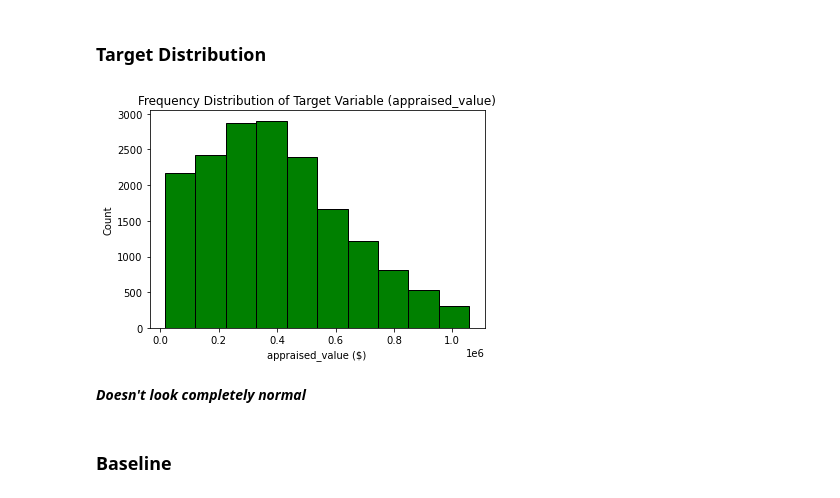
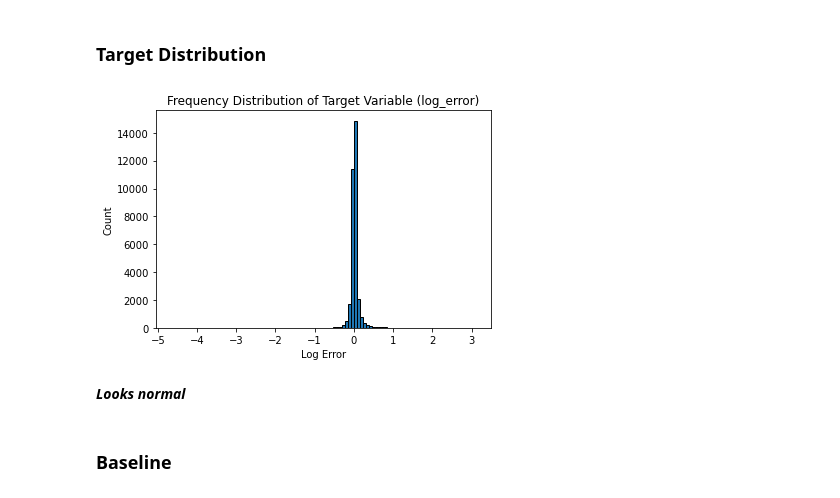
Before and after one commit to adam-talbot/clustering-project, a Jupyter notebook: final_notebook.ipynb, the cells around one changed output. Drawn from its saved outputs; the diff is of its cells as text; code cells hidden in the pictures.

Commit message:
finished up to modeling

```diff
--- a/final_notebook.ipynb
+++ b/final_notebook.ipynb
@@ -525,0 +566,3 @@ dtype: int64
+# %%
+# lets take subset for clustering
+X1 = X_train[['total_rooms_scaled', 'sqft_scaled', 'assessed_value_scaled']]
@@ -525,0 +906,19 @@ dtype: int64
+# %%
+df['_more_than_2500_sf'] = np.where(df.sqft > 2500, 1, 0)
+df['_less_than_250k'] = np.where(df.assessed_value < 250_000, 1, 0)
+df['_7_to_12_total_rooms'] = np.where(((df.total_rooms > 7) & (df.total_rooms <= 12)), 1, 0)
+mod_cols_final =df.select_dtypes('number').columns.tolist()
+mod_cols_final.append('county')
+df_modeling_final = df[mod_cols_final]
+cols_not_scale = [col for col in mod_cols_final if col.startswith('_')]
+train_mod_final, val_mod_final, test_mod_final = w.encode_scale_final(df_modeling_final, MinMaxScaler(), 'log_error', cols_not_scale)
+# %%
+train_mod_final['cluster_1'] = kmeans1.predict(train_mod_final[['total_rooms_scaled', 'sqft_scaled', 'assessed_value_scaled']])
+train_mod_final['_4_cluster_1'] = np.where(train_mod_final.cluster_1 == 4, 1, 0)
+train_mod_final = train_mod_final.drop(columns='cluster_1')
+val_mod_final['cluster_1'] = kmeans1.predict(val_mod_final[['total_rooms_scaled', 'sqft_scaled', 'assessed_value_scaled']])
+val_mod_final['_4_cluster_1'] = np.where(val_mod_final.cluster_1 == 4, 1, 0)
+val_mod_final = val_mod_final.drop(columns='cluster_1')
+test_mod_final['cluster_1'] = kmeans1.predict(test_mod_final[['total_rooms_scaled', 'sqft_scaled', 'assessed_value_scaled']])
+test_mod_final['_4_cluster_1'] = np.where(test_mod_final.cluster_1 == 4, 1, 0)
+test_mod_final = test_mod_final.drop(columns='cluster_1')
@@ -540,3 +962,11 @@ y_test = test_scaled.appraised_value
+# %%
+# split into X and y for all splits
+X_train = train_mod_final.drop(columns='log_error')
+y_train = train_mod_final.log_error
+X_validate = val_mod_final.drop(columns='log_error')
+y_validate = val_mod_final.log_error
+X_test = test_mod_final.drop(columns='log_error')
+y_test = test_mod_final.log_error
 # %%
 total = X_train.shape[0] + X_validate.shape[0] + X_test.shape[0]
 print(f'Train Proportion: {(X_train.shape[0]/total):.2f}\nValidate Proportion: {(X_validate.shape[0]/total):.2f}\nTest Proportion: {(X_test.shape[0]/total):.2f}')
@@ -547,14 +977,14 @@ Test Proportion: 0.10
 # %% [markdown]
 ### Target Distribution
 # %%
-plt.hist(y_train, color='green', edgecolor='black')
-plt.title('Frequency Distribution of Target Variable (appraised_value)')
-plt.xlabel('appraised_value ($)')
+plt.hist(y_train, edgecolor='black', bins=100)
+plt.title('Frequency Distribution of Target Variable (log_error)')
+plt.xlabel('Log Error')
 plt.ylabel('Count');
 # %% [output]
-[figure, old version]
+[figure, new version]
 # %% [markdown]
-***Doesn't look completely normal***
+***Looks normal***
 # %% [markdown]
 ### Baseline
 # %%
```
Also changed, not shown: parts of 105 cells of this notebook, 4 other files.
